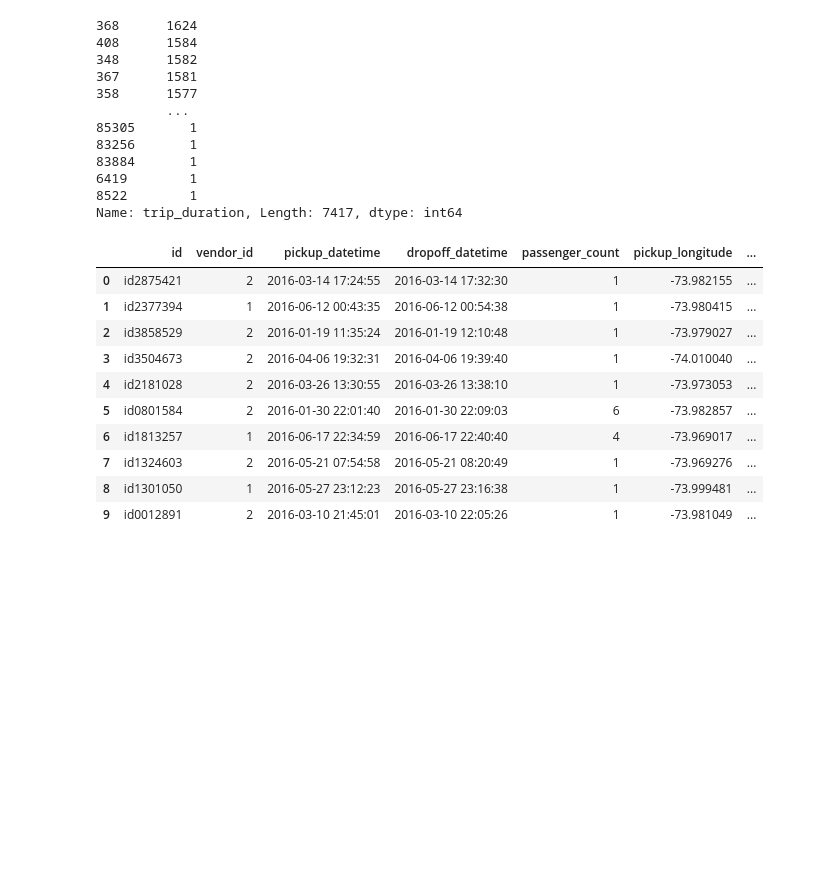
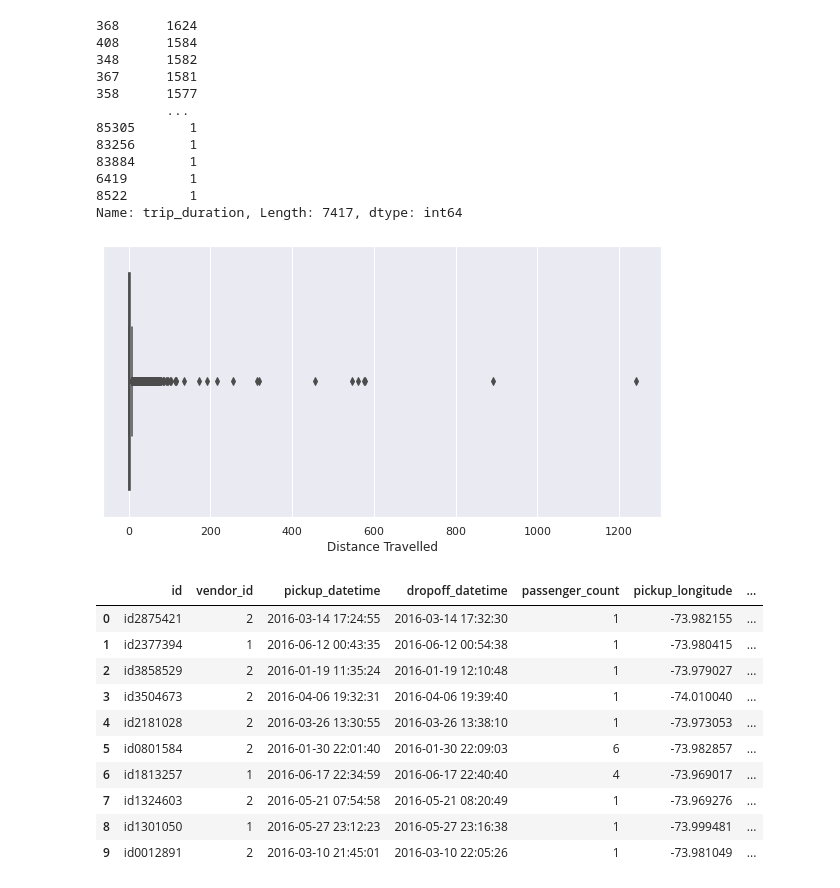
Before and after one commit to kamya11/NYC-Taxi-Trip-Time-Prediction, a Jupyter notebook: NYC_Taxi_Trip_Time_Prediction_Capstone_Project.ipynb, the cells around one changed output. Saved outputs shown, nothing was run; the diff lists cells and outputs as text; code cells hidden in the pictures; blank space fills up the shorter version.

```diff
--- a/NYC_Taxi_Trip_Time_Prediction_Capstone_Project.ipynb
+++ b/NYC_Taxi_Trip_Time_Prediction_Capstone_Project.ipynb
@@ -336,3 +336,10 @@ data = data[data.trip_duration <=86392 ]
 data = data[data.trip_duration >= 30]
 # %%
 data=data[data['passenger_count']!=0]
+# %%
+plt.figure(figsize = (10,5))
+sns.boxplot(data.trip_distance)
+plt.xlabel('Distance Travelled')
+plt.show()
+# %% [output]
+[figure, added]
```
Also changed, not shown: parts of 35 cells of this notebook.
